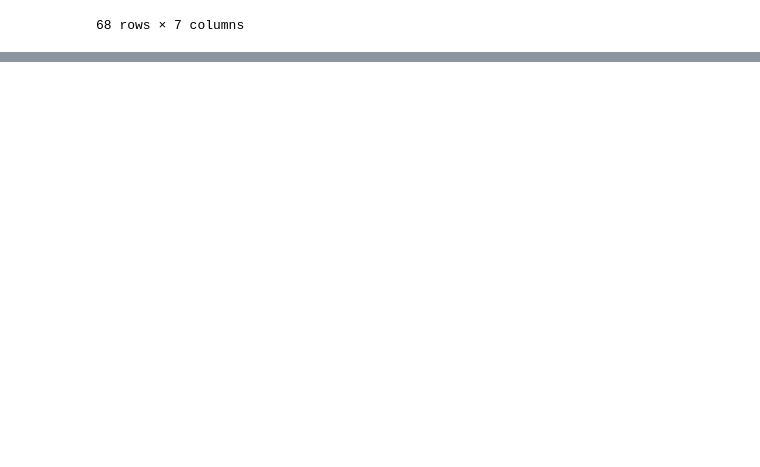
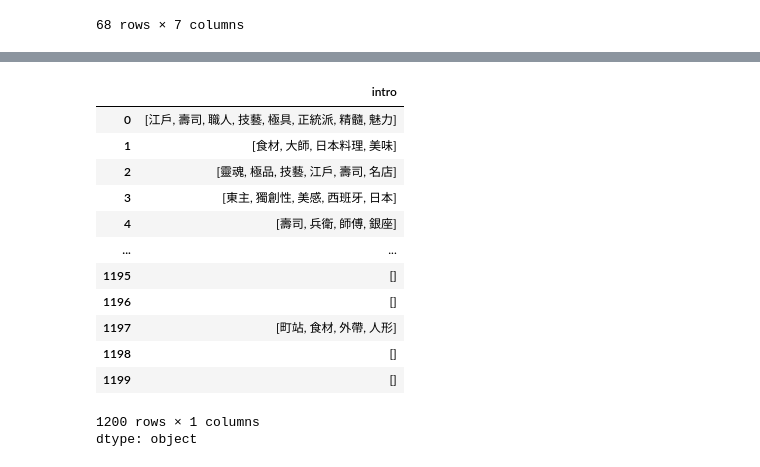
Before and after one commit to michael-0907/tibami, a Jupyter notebook: 20250113_1.ipynb, the cells around one changed output, grey strips where cells are left out. Cells and saved outputs as stored; diff of their text form; code cells hidden in the pictures; blank space fills up the shorter version.

```diff
--- a/20250113_1.ipynb
+++ b/20250113_1.ipynb
@@ -424,3 +424,19 @@ df[fil]
 | 1161 | 1161 | TAKAHASHIYA Ginza Ten | https://tabelog.com/tw/tokyo/A130... | 東銀座車站 | 無 | 3.73 | 星期一 |
 | 1179 | 1179 | Kobe Gyuu Rogama Sumiyaki Steak G... | https://tabelog.com/tw/tokyo/A130... | 東銀座車站 | 【銀座站步行5分鐘】神戶牛肉用爐灶烤。精心挑選的法式料理風味，傳遍... | 3.73 | 星期日、節假日 |
 68 rows × 7 columns
+# %%
+# 設置繁中dict，用一個更大的詞庫，讓分詞更精準
+import jieba
+import urllib.request as req
+
+url= "https://github.com/fxsjy/jieba/raw/master/extra_dict/dict.txt.big"
+req.urlretrieve(url, "dict")
+jieba.set_dictionary("dict")
+# %%
+# 資料夾 jieba/analyse/idf.txt 裡，有統計idf的值
+# 有些東西是絕對該對的->客製化
+
+# 使用者辭典
+extra_url = "https://github.com/Elwing-Chou/tibame1224/raw/refs/heads/main/extra.dict.txt"
+req.urlretrieve(extra_url, "extra.dict.txt")
+jieba.load_userdict("extra.dict.txt")
@@ -426,0 +479,22 @@ df[fil]
+# %%
+
+def func(s):
+    keywords = jieba.analyse.extract_tags(s,
+                        allowPOS=["n", "nr", "ns", "nt", "nz"])
+    return list(keywords)
+df["intro"].apply(func)
+# %% [output]
+|  | intro |
+| 0 | [江戶, 壽司, 職人, 技藝, 極具, 正統派, 精髓, 魅力] |
+| 1 | [食材, 大師, 日本料理, 美味] |
+| 2 | [靈魂, 極品, 技藝, 江戶, 壽司, 名店] |
+| 3 | [東主, 獨創性, 美感, 西班牙, 日本] |
+| 4 | [壽司, 兵衛, 師傅, 銀座] |
+| ... | ... |
+| 1195 | [] |
+| 1196 | [] |
+| 1197 | [町站, 食材, 外帶, 人形] |
+| 1198 | [] |
+| 1199 | [] |
+1200 rows × 1 columns
+dtype: object
```
Also changed, not shown: parts of 7 cells of this notebook.
